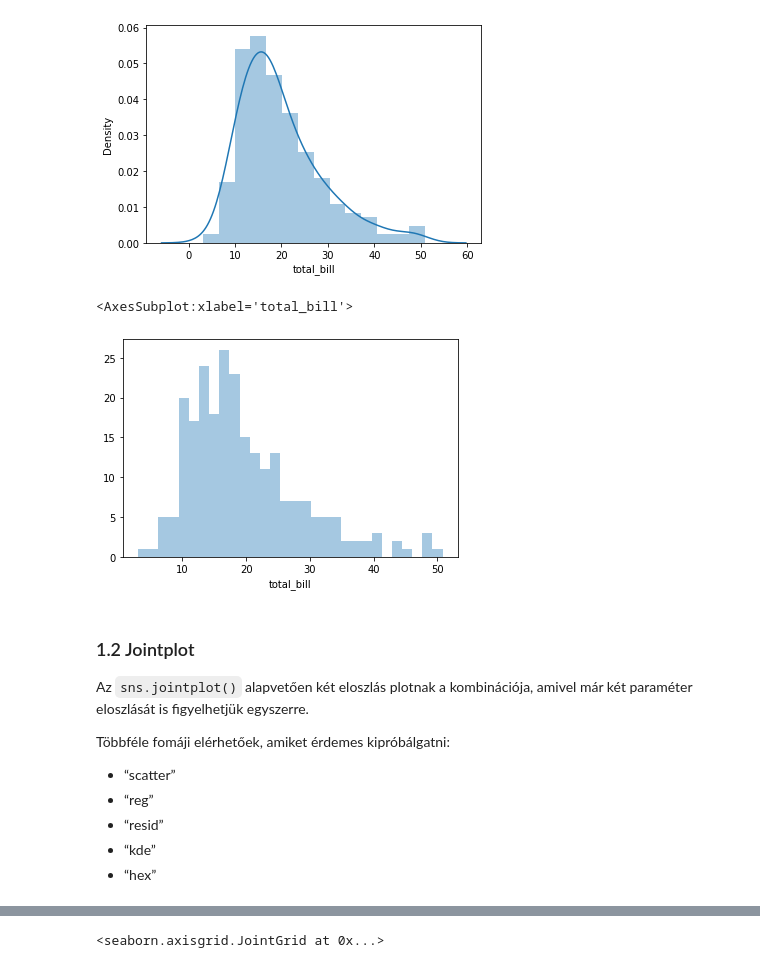
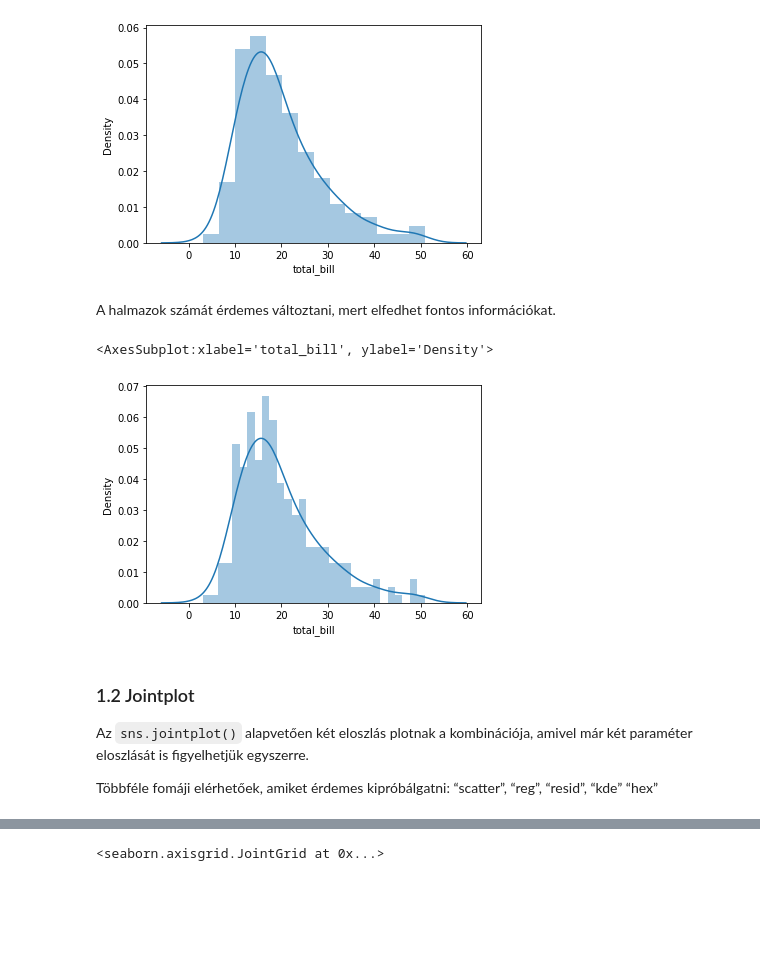
Before and after one commit to mizsakpeti/python-plotting-eCon, a Jupyter notebook: jupyter-notebooks/04_Seaborn_Pandas/041_Data analysis with Seaborn.ipynb, the cells around one changed output, grey strips where cells are left out. Drawn from its saved outputs; the diff is of its cells as text; code cells hidden in the pictures; blank space fills up the shorter version.

```diff
--- a/jupyter-notebooks/04_Seaborn_Pandas/041_Data analysis with Seaborn.ipynb
+++ b/jupyter-notebooks/04_Seaborn_Pandas/041_Data analysis with Seaborn.ipynb
@@ -33,20 +45,18 @@ sns.distplot(tips['total_bill'])
 # %% [output]
 <AxesSubplot:xlabel='total_bill', ylabel='Density'>
 [figure]
+# %% [markdown]
+A halmazok számát érdemes változtani, mert elfedhet fontos információkat.
 # %%
-sns.distplot(tips['total_bill'],kde=False,bins=30)
+sns.distplot(tips['total_bill'],kde=True,bins=30)
 # %% [output]
-<AxesSubplot:xlabel='total_bill'>
+<AxesSubplot:xlabel='total_bill', ylabel='Density'>
-[figure, old version]
+[figure, new version]
 # %% [markdown]
 ### 1.2 Jointplot
 Az `sns.jointplot()` alapvetően két eloszlás plotnak a kombinációja, amivel már két paraméter eloszlását is figyelhetjük egyszerre.
 
 Többféle fomáji elérhetőek, amiket érdemes kipróbálgatni:
-* “scatter”
-* “reg”
-* “resid”
-* “kde”
-* “hex”
+“scatter”, “reg”, “resid”, “kde” “hex”
 # %%
 sns.jointplot(x='total_bill',y='tip',data=tips,kind='scatter')
```
Also changed, not shown: parts of 4 cells of this notebook, 8 other files.
